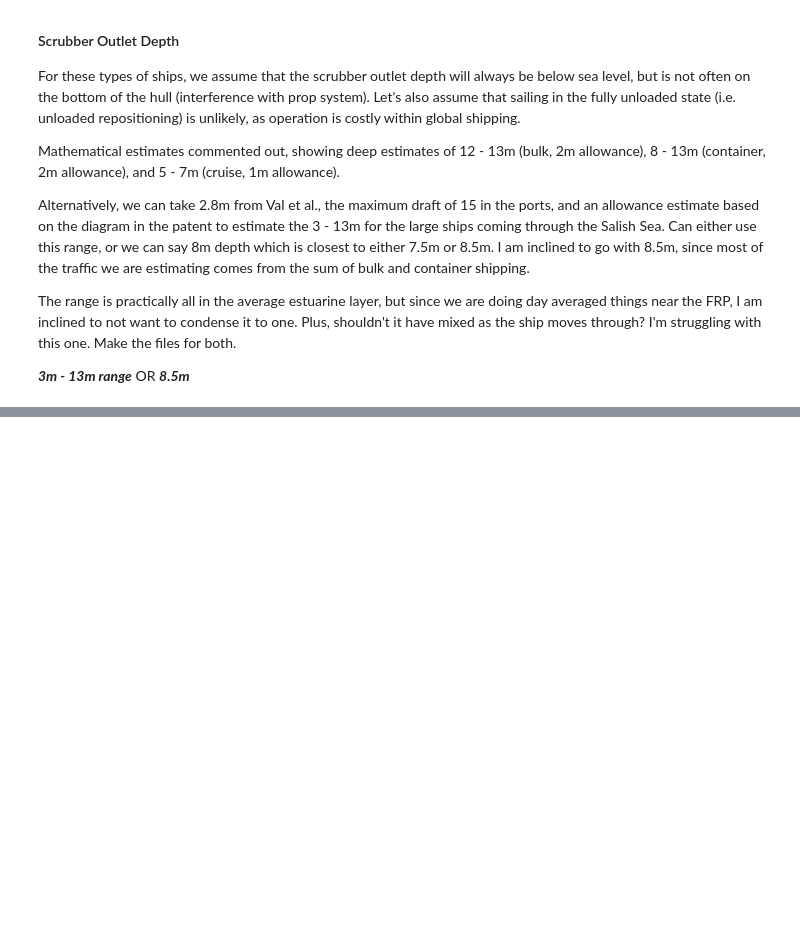
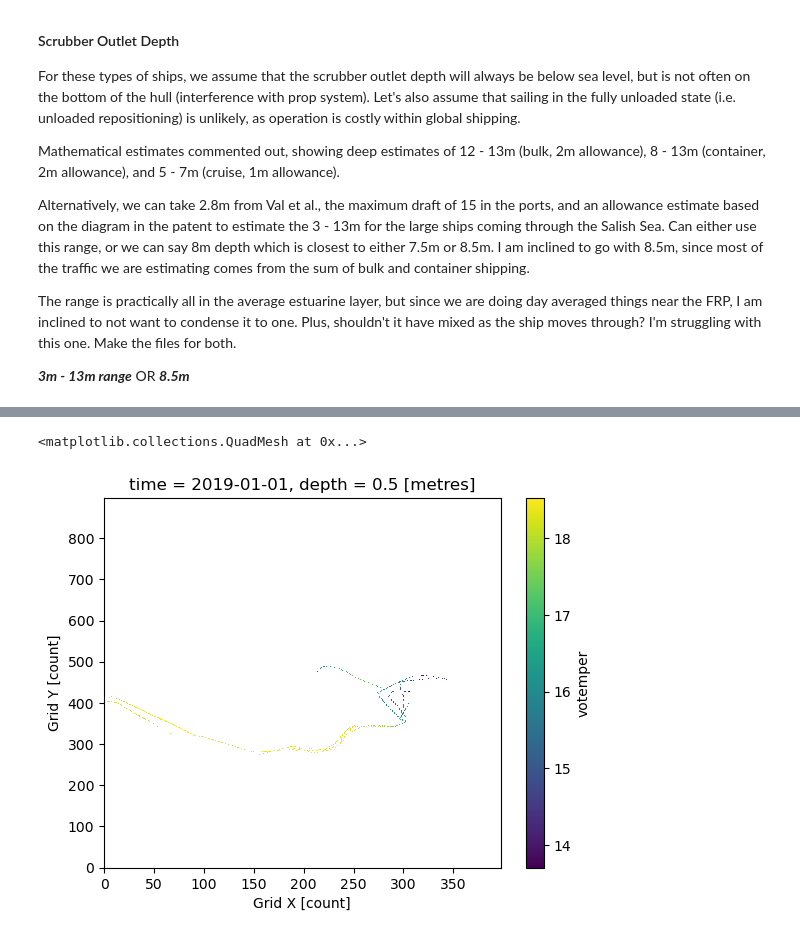
Before and after one commit to SalishSeaCast/analysis-cassidy, a Jupyter notebook: notebooks/dfo-cd/scrubber_data_add_saltemp.ipynb, the cells around one changed output, grey strips where cells are left out. Saved outputs shown, nothing was run; the diff lists cells and outputs as text; code cells hidden in the pictures; blank space fills up the shorter version.

```diff
--- a/notebooks/dfo-cd/scrubber_data_add_saltemp.ipynb
+++ b/notebooks/dfo-cd/scrubber_data_add_saltemp.ipynb
@@ -105,0 +164,5 @@ The range is practically all in the average estuarine layer, but since we are do
+# %%
+ww_fresh_hot = xr.merge([phys_squeezed, ww_fresh])
+# %%
+mask = ww_fresh_hot["washwater"].notnull()
+mask
@@ -105,0 +187,3 @@ The range is practically all in the average estuarine layer, but since we are do
+# %%
+ww_fresh_hot["votemper"] = ww_fresh_hot["votemper"].where(mask)
+ww_fresh_hot["vosaline"] = ww_fresh_hot["vosaline"].where(mask)
@@ -105,0 +207,9 @@ The range is practically all in the average estuarine layer, but since we are do
+# %%
+ww_fresh_hot["votemper"] = ww_fresh_hot["votemper"].where(tmask_use)
+ww_fresh_hot["vosaline"] = ww_fresh_hot["vosaline"].where(tmask_use)
+ww_fresh_hot["washwater"] = ww_fresh_hot["washwater"].where(tmask_use)
+# %%
+ww_fresh_hot.isel(time=0)['votemper'].plot()
+# %% [output]
+<matplotlib.collections.QuadMesh at 0x...>
+[figure, added]
```
Also changed, not shown: parts of 20 cells of this notebook, 1 other file.
